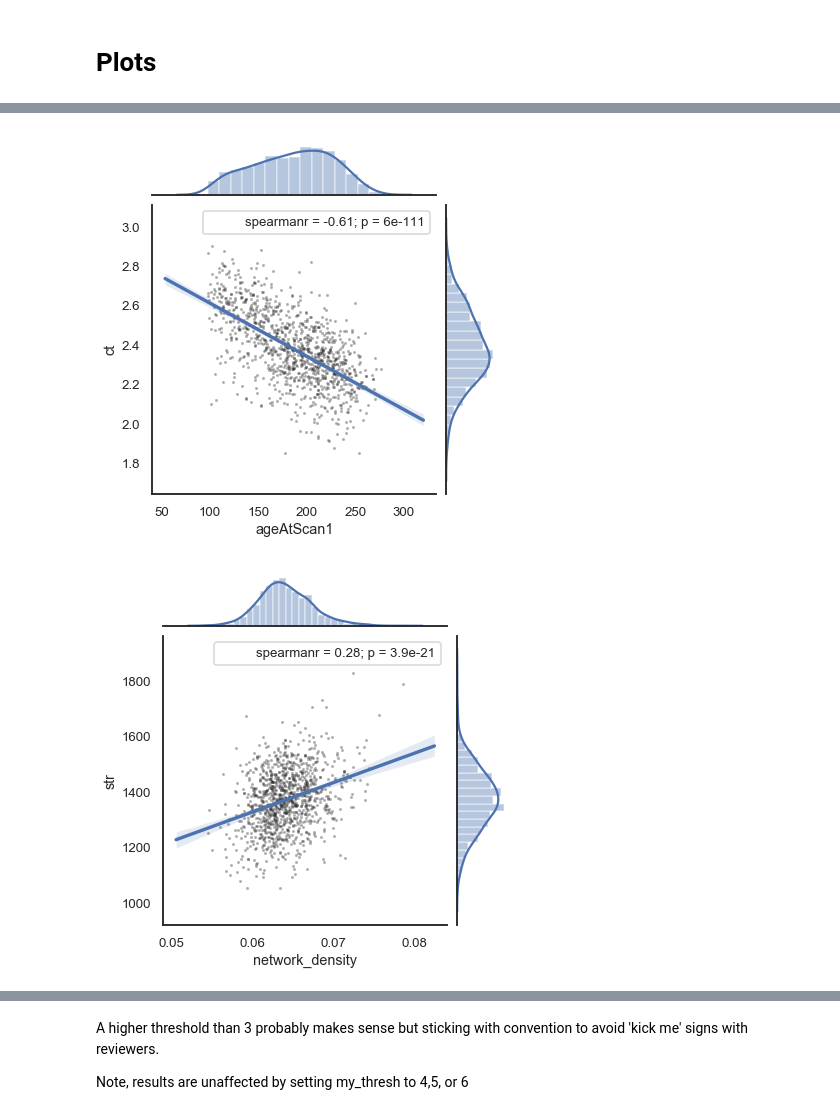
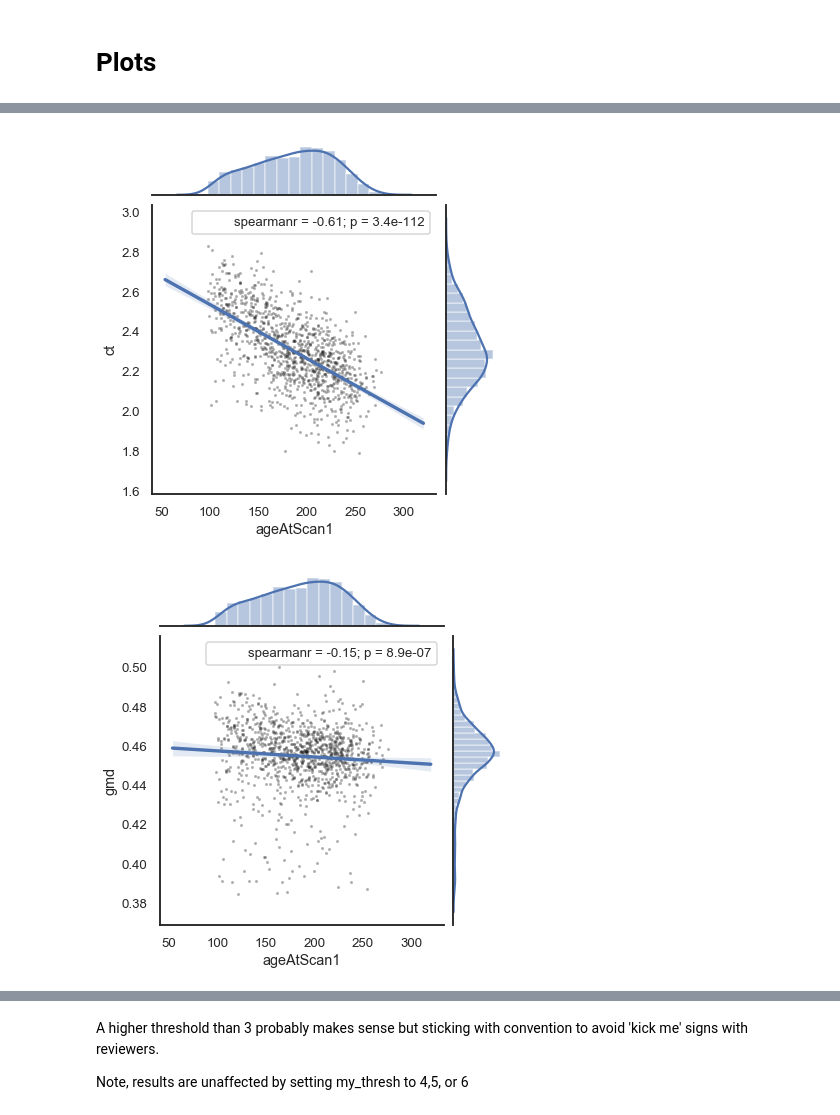
Before and after one commit to lindenmp/normative_neurodev_cs_t1, a Jupyter notebook: code/clean_node_metrics.ipynb, the cells around one changed output, grey strips where cells are left out. Drawn from its saved outputs; the diff is of its cells as text; code cells hidden in the pictures.

```diff
--- a/code/clean_node_metrics.ipynb
+++ b/code/clean_node_metrics.ipynb
@@ -77,5 +66,5 @@ f.ax_joint.collections[0].set_alpha(0)
 # %%
-metrics = ('ct', 'str', 'ac', 'mc')
+metrics = ('ct', 'gmd')
 df_node_mean = pd.DataFrame(index = df_node.index, columns = metrics)
 for metric in metrics:
     df_node_mean[metric] = df_node.filter(regex = metric, axis = 1).mean(axis = 1)
@@ -87,13 +76,13 @@ f.annotate(sp.stats.spearmanr)
 f.plot_joint(plt.scatter, c = "k", s = 5, linewidth = 2, marker = ".", alpha = 0.3)
 f.ax_joint.collections[0].set_alpha(0)
 # %% [output]
-[figure, old version]
+[figure, new version]
 # %%
-metric_x = 'network_density'
-metric_y = 'str'
+metric_x = 'ageAtScan1'
+metric_y = 'gmd'
 f = sns.jointplot(x = df[metric_x], y = df_node_mean[metric_y], kind="reg")
 f.annotate(sp.stats.spearmanr)
 f.plot_joint(plt.scatter, c = "k", s = 5, linewidth = 2, marker = ".", alpha = 0.3)
 f.ax_joint.collections[0].set_alpha(0)
 # %% [output]
-[figure, old version]
+[figure, new version]
```
Also changed, not shown: parts of 25 cells of this notebook, 1 other file.
